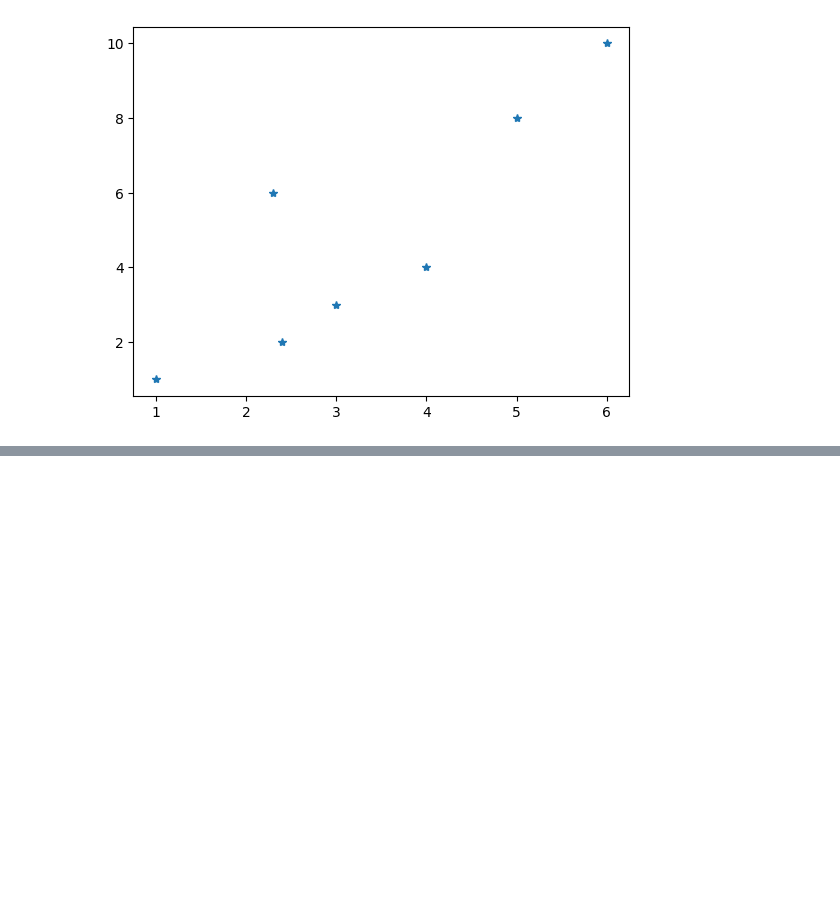
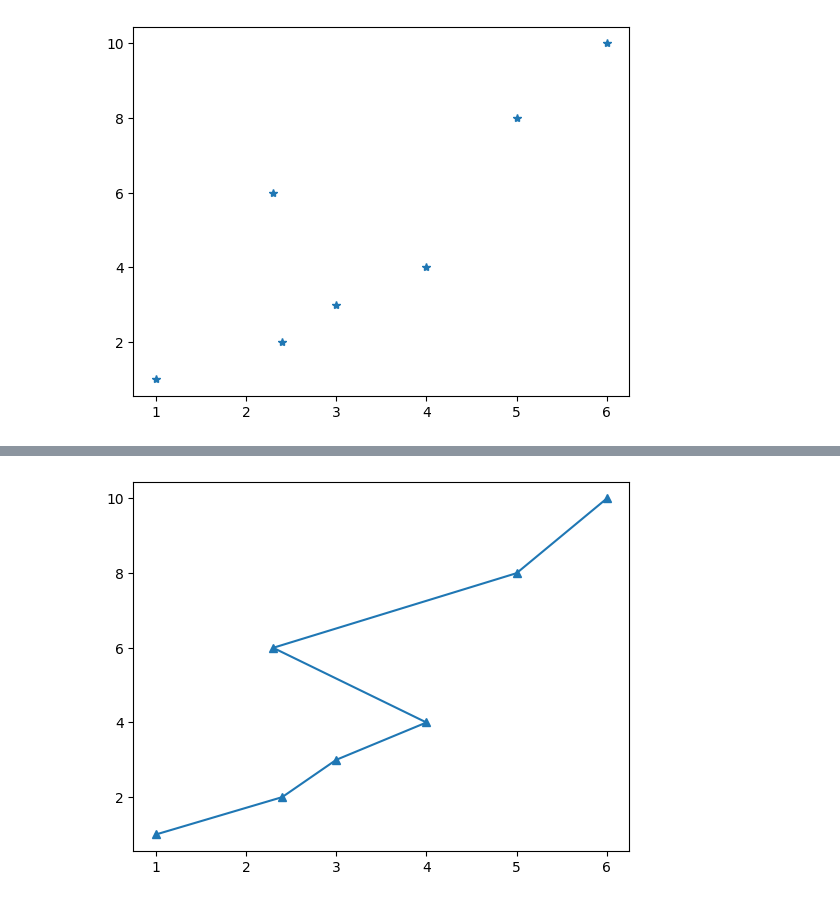
Before and after one commit to SAliSH79/Python_Hejazizo, a Jupyter notebook: Advanced/Matplotlib.ipynb, the cells around one changed output, grey strips where cells are left out. Saved outputs shown, nothing was run; the diff lists cells and outputs as text; code cells hidden in the pictures; blank space fills up the shorter version.

```diff
--- a/Advanced/Matplotlib.ipynb
+++ b/Advanced/Matplotlib.ipynb
@@ -17,0 +28,5 @@ plt.show()
+# %%
+plt.plot(x,y, marker = '^')
+plt.show()
+# %% [output]
+[figure, added]
```
Also changed, not shown: parts of 4 cells of this notebook.
